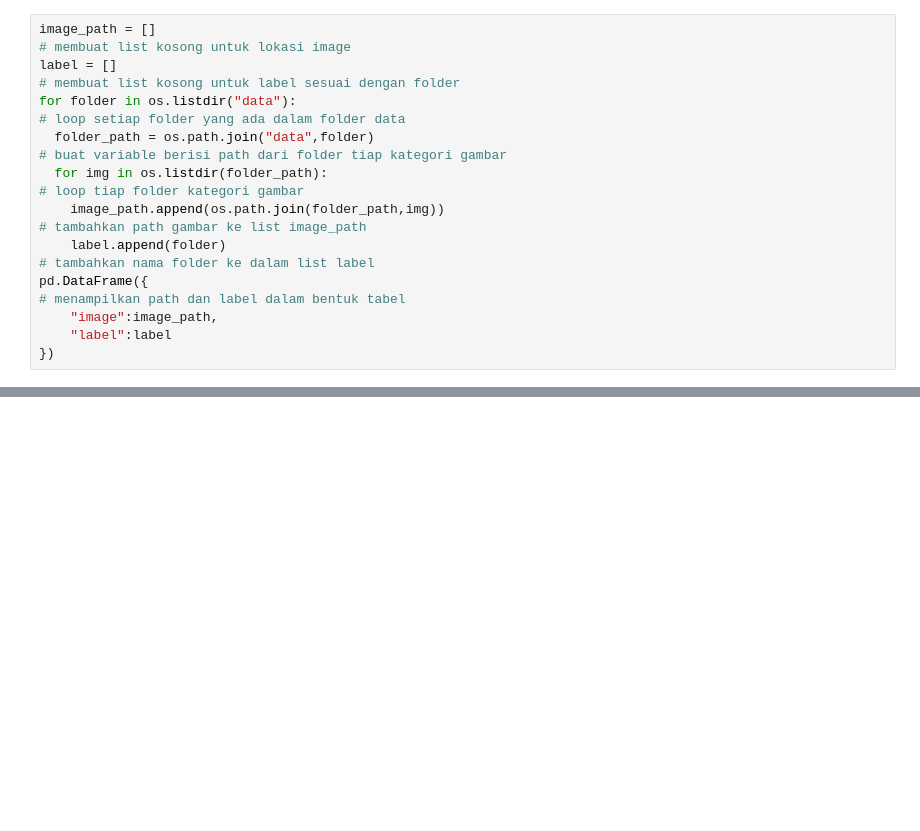
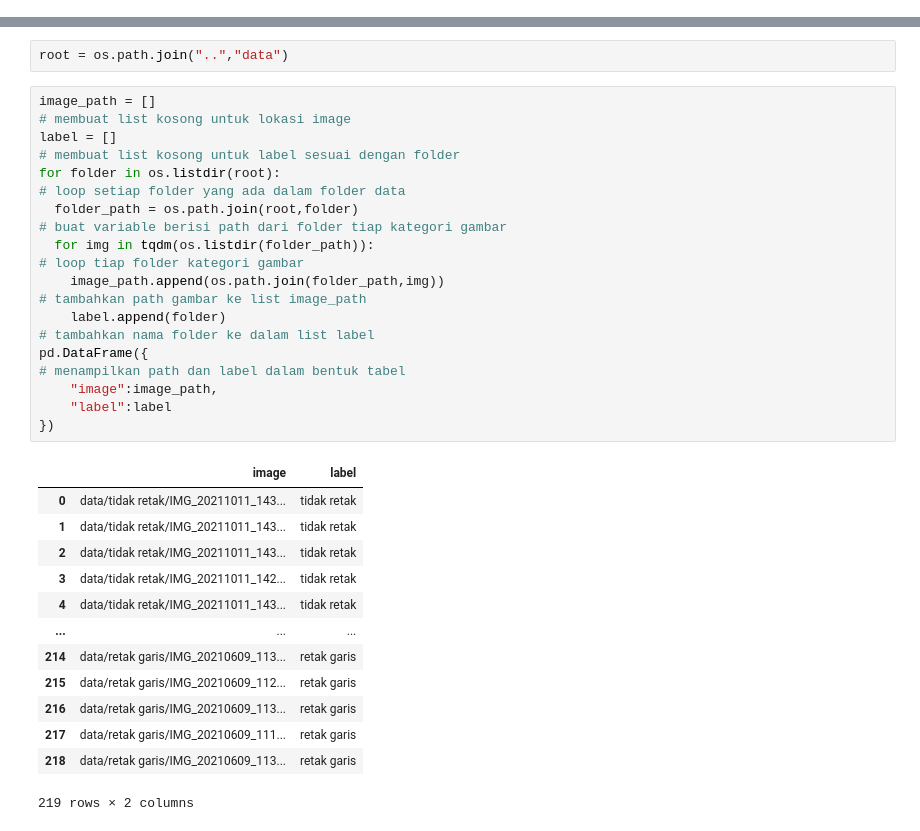
Before and after one commit to jpawitro/005-road-inspection, a Jupyter notebook: notebook/notebook.ipynb, the cells around one changed output, grey strips where cells are left out. Cells and saved outputs as stored; diff of their text form; blank space fills up the shorter version.

```diff
--- a/notebook/notebook.ipynb
+++ b/notebook/notebook.ipynb
@@ -55,12 +0,0 @@ shape = (512,512)
-# %%
-image_path = []                                                                                             # membuat list kosong untuk lokasi image
-label = []                                                                                                  # membuat list kosong untuk label sesuai dengan folder
-for folder in os.listdir("data"):                                                                           # loop setiap folder yang ada dalam folder data
-  folder_path = os.path.join("data",folder)                                                                 # buat variable berisi path dari folder tiap kategori gambar
-  for img in os.listdir(folder_path):                                                                       # loop tiap folder kategori gambar
-    image_path.append(os.path.join(folder_path,img))                                                        # tambahkan path gambar ke list image_path
-    label.append(folder)                                                                                    # tambahkan nama folder ke dalam list label
-pd.DataFrame({                                                                                              # menampilkan path dan label dalam bentuk tabel
-    "image":image_path,
-    "label":label
-})
@@ -263,0 +39,28 @@ INFO:tensorflow:Assets written to: /content/model/assets
+# %%
+root = os.path.join("..","data")
+# %%
+image_path = []                                                                                             # membuat list kosong untuk lokasi image
+label = []                                                                                                  # membuat list kosong untuk label sesuai dengan folder
+for folder in os.listdir(root):                                                                             # loop setiap folder yang ada dalam folder data
+  folder_path = os.path.join(root,folder)                                                                   # buat variable berisi path dari folder tiap kategori gambar
+  for img in tqdm(os.listdir(folder_path)):                                                                 # loop tiap folder kategori gambar
+    image_path.append(os.path.join(folder_path,img))                                                        # tambahkan path gambar ke list image_path
+    label.append(folder)                                                                                    # tambahkan nama folder ke dalam list label
+pd.DataFrame({                                                                                              # menampilkan path dan label dalam bentuk tabel
+    "image":image_path,
+    "label":label
+})
+# %% [output]
+|  | image | label |
+| 0 | data/tidak retak/IMG_20211011_143... | tidak retak |
+| 1 | data/tidak retak/IMG_20211011_143... | tidak retak |
+| 2 | data/tidak retak/IMG_20211011_143... | tidak retak |
+| 3 | data/tidak retak/IMG_20211011_142... | tidak retak |
+| 4 | data/tidak retak/IMG_20211011_143... | tidak retak |
+| ... | ... | ... |
+| 214 | data/retak garis/IMG_20210609_113... | retak garis |
+| 215 | data/retak garis/IMG_20210609_112... | retak garis |
+| 216 | data/retak garis/IMG_20210609_113... | retak garis |
+| 217 | data/retak garis/IMG_20210609_111... | retak garis |
+| 218 | data/retak garis/IMG_20210609_113... | retak garis |
+219 rows × 2 columns
```
Also changed, not shown: parts of 36 cells of this notebook, 4 other files.
